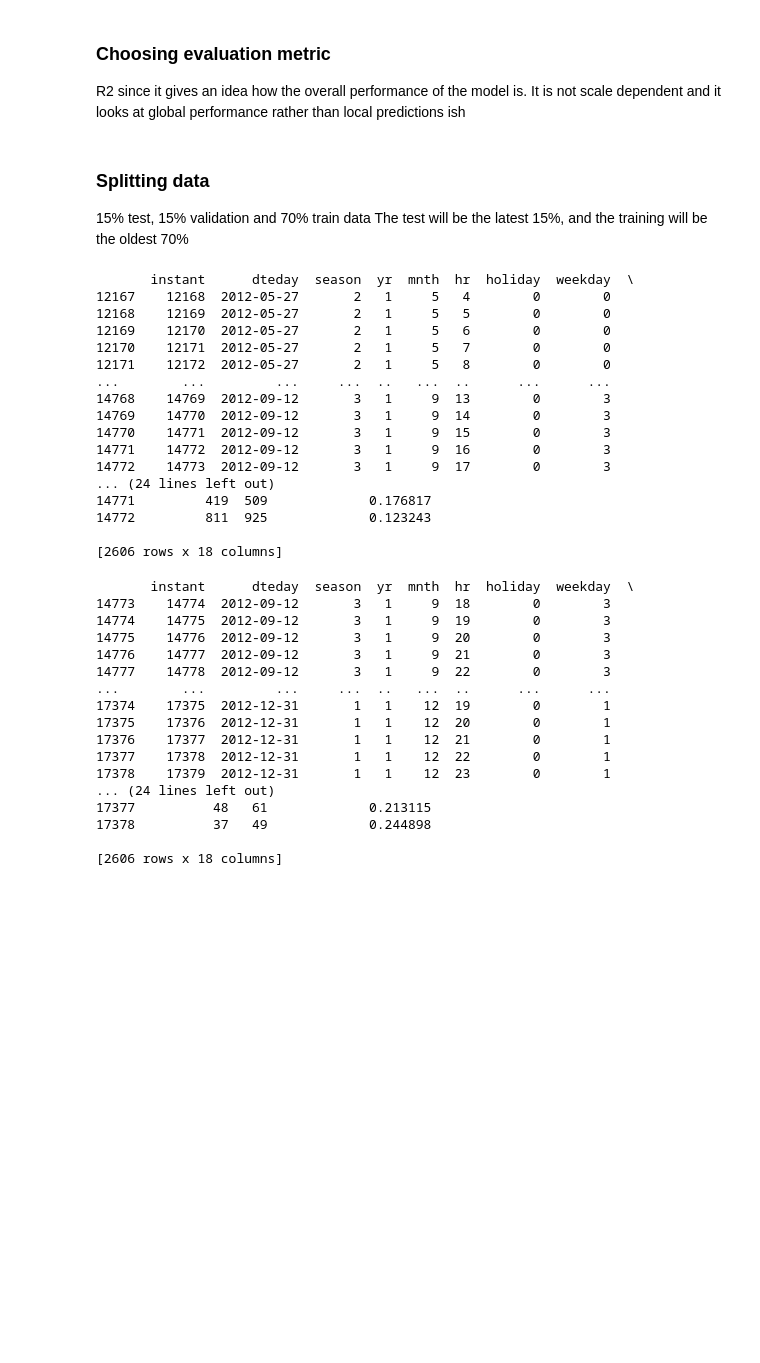
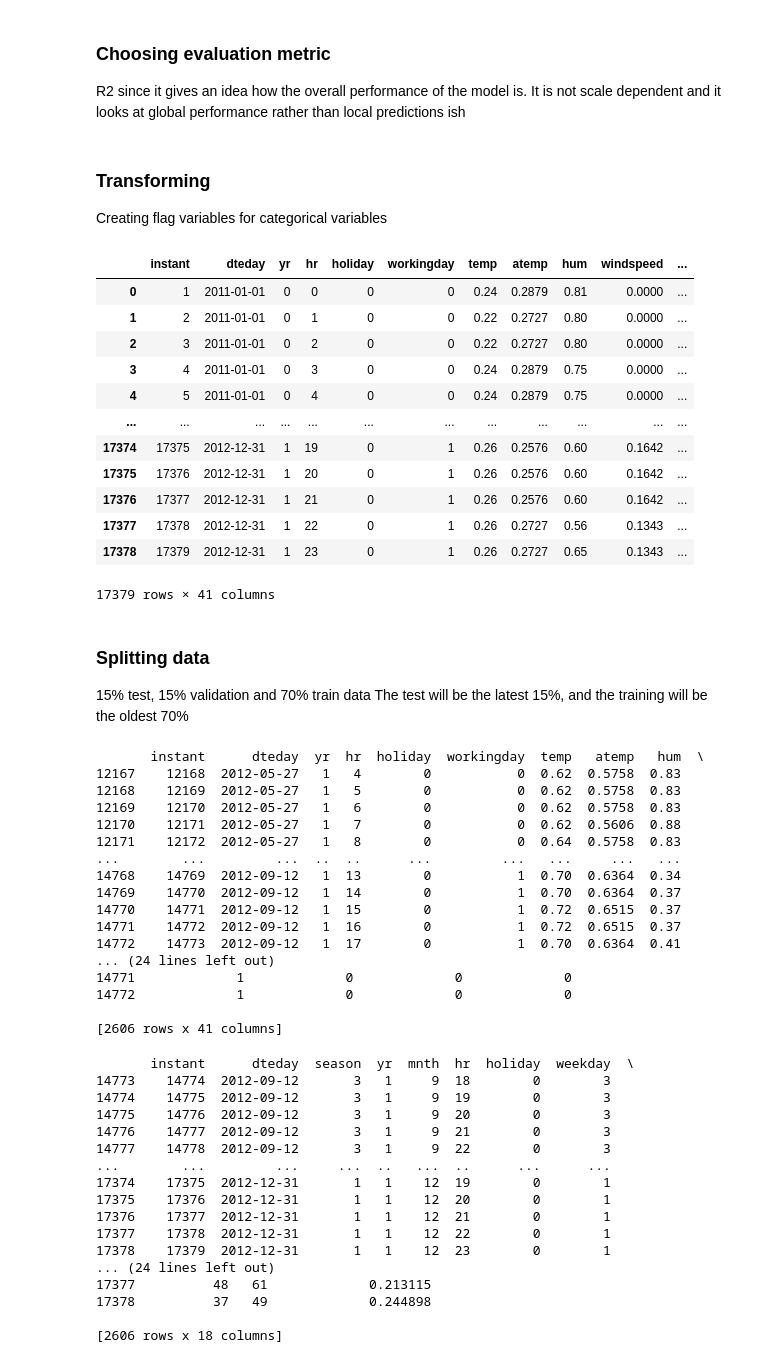
Before and after one commit to sillehm/DataSci-AU-24, a Jupyter notebook: nbs/group_RMDS/exercise_SHM.ipynb, the cells around one changed output. Cells and saved outputs as stored; diff of their text form; code cells hidden in the pictures; blank space fills up the shorter version.

```diff
--- a/nbs/group_RMDS/exercise_SHM.ipynb
+++ b/nbs/group_RMDS/exercise_SHM.ipynb
@@ -67,6 +68,29 @@ df.describe()
 ### Choosing evaluation metric
 
 R2 since it gives an idea how the overall performance of the model is. It is not scale dependent and it looks at global performance rather than local predictions ish
+# %% [markdown]
+### Transforming
+Creating flag variables for categorical variables
+# %%
+columns = ["season", "weekday", "mnth", "weathersit"]
+
+df = pd.get_dummies(df, prefix=columns, columns=columns, dtype=int)
+# %%
+df
+# %% [output]
+|  | instant | dteday | yr | hr | holiday | workingday | temp | atemp | hum | windspeed | ... |
+| 0 | 1 | 2011-01-01 | 0 | 0 | 0 | 0 | 0.24 | 0.2879 | 0.81 | 0.0000 | ... |
+| 1 | 2 | 2011-01-01 | 0 | 1 | 0 | 0 | 0.22 | 0.2727 | 0.80 | 0.0000 | ... |
+| 2 | 3 | 2011-01-01 | 0 | 2 | 0 | 0 | 0.22 | 0.2727 | 0.80 | 0.0000 | ... |
+| 3 | 4 | 2011-01-01 | 0 | 3 | 0 | 0 | 0.24 | 0.2879 | 0.75 | 0.0000 | ... |
+| 4 | 5 | 2011-01-01 | 0 | 4 | 0 | 0 | 0.24 | 0.2879 | 0.75 | 0.0000 | ... |
+| ... | ... | ... | ... | ... | ... | ... | ... | ... | ... | ... | ... |
+| 17374 | 17375 | 2012-12-31 | 1 | 19 | 0 | 1 | 0.26 | 0.2576 | 0.60 | 0.1642 | ... |
+| 17375 | 17376 | 2012-12-31 | 1 | 20 | 0 | 1 | 0.26 | 0.2576 | 0.60 | 0.1642 | ... |
+| 17376 | 17377 | 2012-12-31 | 1 | 21 | 0 | 1 | 0.26 | 0.2576 | 0.60 | 0.1642 | ... |
+| 17377 | 17378 | 2012-12-31 | 1 | 22 | 0 | 1 | 0.26 | 0.2727 | 0.56 | 0.1343 | ... |
+| 17378 | 17379 | 2012-12-31 | 1 | 23 | 0 | 1 | 0.26 | 0.2727 | 0.65 | 0.1343 | ... |
+17379 rows × 41 columns
 # %% [markdown]
 ### Splitting data
 15\% test, 15\% validation and 70\% train data
@@ -88,23 +112,23 @@ df_train = df_train_val.iloc[:-split_len,:]
 # %%
 print(df_val)
 # %% [output]
-       instant      dteday  season  yr  mnth  hr  holiday  weekday  \
-12167    12168  2012-05-27       2   1     5   4        0        0
-12168    12169  2012-05-27       2   1     5   5        0        0
-12169    12170  2012-05-27       2   1     5   6        0        0
-12170    12171  2012-05-27       2   1     5   7        0        0
-12171    12172  2012-05-27       2   1     5   8        0        0
-...        ...         ...     ...  ..   ...  ..      ...      ...
-14768    14769  2012-09-12       3   1     9  13        0        3
-14769    14770  2012-09-12       3   1     9  14        0        3
-14770    14771  2012-09-12       3   1     9  15        0        3
-14771    14772  2012-09-12       3   1     9  16        0        3
-14772    14773  2012-09-12       3   1     9  17        0        3
+       instant      dteday  yr  hr  holiday  workingday  temp   atemp   hum  \
+12167    12168  2012-05-27   1   4        0           0  0.62  0.5758  0.83
+12168    12169  2012-05-27   1   5        0           0  0.62  0.5758  0.83
+12169    12170  2012-05-27   1   6        0           0  0.62  0.5758  0.83
+12170    12171  2012-05-27   1   7        0           0  0.62  0.5606  0.88
+12171    12172  2012-05-27   1   8        0           0  0.64  0.5758  0.83
+...        ...         ...  ..  ..      ...         ...   ...     ...   ...
+14768    14769  2012-09-12   1  13        0           1  0.70  0.6364  0.34
+14769    14770  2012-09-12   1  14        0           1  0.70  0.6364  0.37
+14770    14771  2012-09-12   1  15        0           1  0.72  0.6515  0.37
+14771    14772  2012-09-12   1  16        0           1  0.72  0.6515  0.37
+14772    14773  2012-09-12   1  17        0           1  0.70  0.6364  0.41
 ... (24 lines left out)
-14771         419  509             0.176817
-14772         811  925             0.123243
+14771             1             0             0             0
+14772             1             0             0             0
 
-[2606 rows x 18 columns]
+[2606 rows x 41 columns]
 # %%
 print(df_test)
 # %% [output]
```
Also changed, not shown: parts of 19 cells of this notebook, 5 other files.
